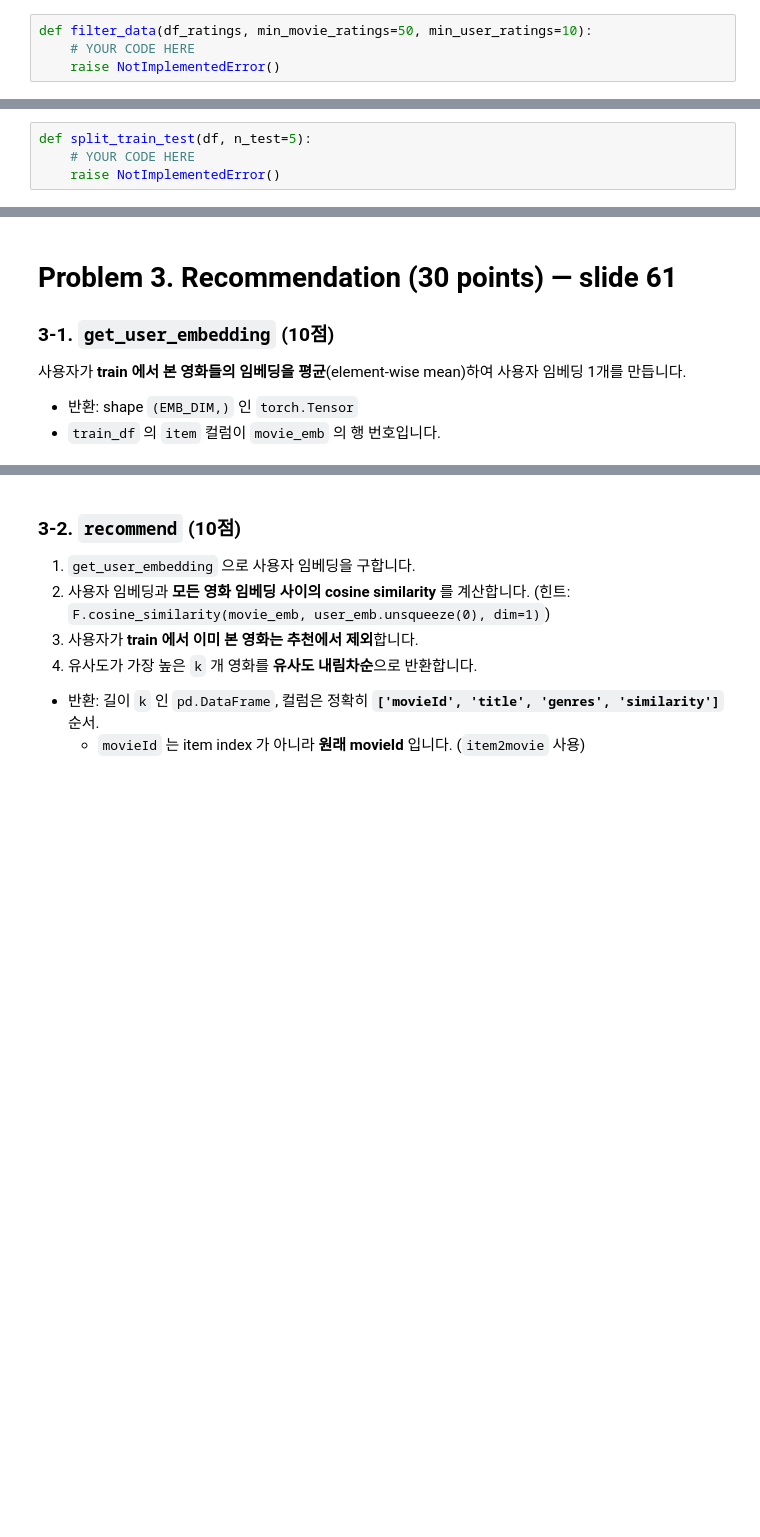
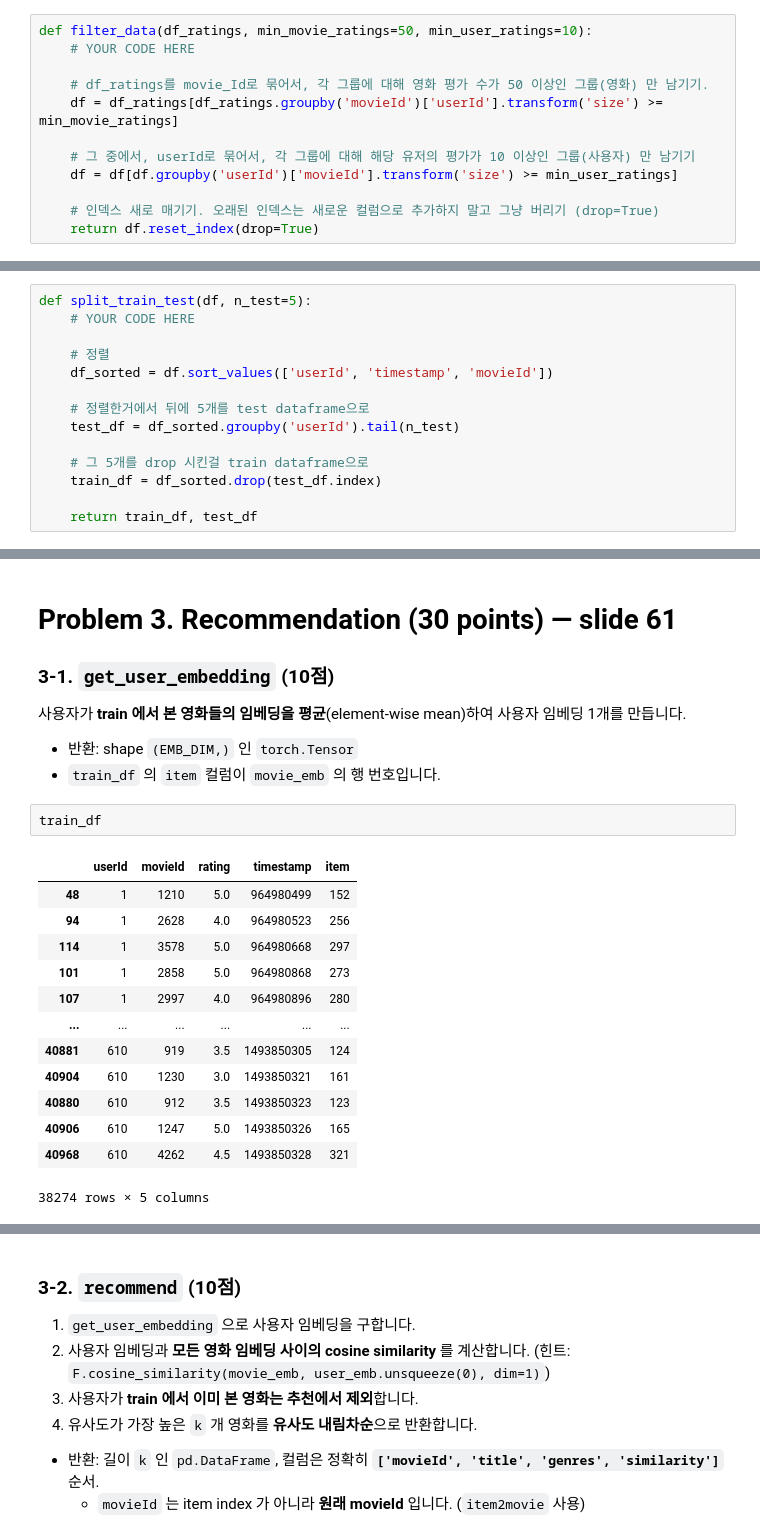
Before and after one commit to HyunJunTae/SOGANG, a Jupyter notebook: 3학년 2학기/기초추천시스템/배포용_Programming_Assignment/Programming_Assignment/기초추천시스템과제_20221627_태현준.ipynb, the cells around one changed output, grey strips where cells are left out. Cells and saved outputs as stored; diff of their text form; blank space fills up the shorter version.

```diff
--- a/3학년 2학기/기초추천시스템/배포용_Programming_Assignment/Programming_Assignment/기초추천시스템과제_20221627_태현준.ipynb
+++ b/3학년 2학기/기초추천시스템/배포용_Programming_Assignment/Programming_Assignment/기초추천시스템과제_20221627_태현준.ipynb
@@ -112,7 +125,15 @@ df_ratings.head()
 # %%
 def filter_data(df_ratings, min_movie_ratings=50, min_user_ratings=10):
     # YOUR CODE HERE
-    raise NotImplementedError()
+
+    # df_ratings를 movie_Id로 묶어서, 각 그룹에 대해 영화 평가 수가 50 이상인 그룹(영화) 만 남기기.
+    df = df_ratings[df_ratings.groupby('movieId')['userId'].transform('size') >= min_movie_ratings]
+
+    # 그 중에서, userId로 묶어서, 각 그룹에 대해 해당 유저의 평가가 10 이상인 그룹(사용자) 만 남기기
+    df = df[df.groupby('userId')['movieId'].transform('size') >= min_user_ratings]
+
+    # 인덱스 새로 매기기. 오래된 인덱스는 새로운 컬럼으로 추가하지 말고 그냥 버리기 (drop=True)
+    return df.reset_index(drop=True)
 # %%
 # 자기 점검 (제공 코드, 수정 금지)
 df = filter_data(df_ratings)
@@ -149,7 +181,17 @@ df.head()
 # %%
 def split_train_test(df, n_test=5):
     # YOUR CODE HERE
-    raise NotImplementedError()
+
+    # 정렬
+    df_sorted = df.sort_values(['userId', 'timestamp', 'movieId'])
+
+    # 정렬한거에서 뒤에 5개를 test dataframe으로
+    test_df = df_sorted.groupby('userId').tail(n_test)
+
+    # 그 5개를 drop 시킨걸 train dataframe으로
+    train_df = df_sorted.drop(test_df.index)
+
+    return train_df, test_df
 # %%
 # 자기 점검 (제공 코드, 수정 금지)
 train_df, test_df = split_train_test(df)
@@ -284,6 +372,22 @@ print('movie_emb shape:', tuple(movie_emb.shape), '| 참고 정답: (450, 32)')
 사용자가 **train 에서 본 영화들의 임베딩을 평균**(element-wise mean)하여 사용자 임베딩 1개를 만듭니다.
 - 반환: shape `(EMB_DIM,)` 인 `torch.Tensor`
 - `train_df` 의 `item` 컬럼이 `movie_emb` 의 행 번호입니다.
+# %%
+train_df
+# %% [output]
+|  | userId | movieId | rating | timestamp | item |
+| 48 | 1 | 1210 | 5.0 | 964980499 | 152 |
+| 94 | 1 | 2628 | 4.0 | 964980523 | 256 |
+| 114 | 1 | 3578 | 5.0 | 964980668 | 297 |
+| 101 | 1 | 2858 | 5.0 | 964980868 | 273 |
+| 107 | 1 | 2997 | 4.0 | 964980896 | 280 |
+| ... | ... | ... | ... | ... | ... |
+| 40881 | 610 | 919 | 3.5 | 1493850305 | 124 |
+| 40904 | 610 | 1230 | 3.0 | 1493850321 | 161 |
+| 40880 | 610 | 912 | 3.5 | 1493850323 | 123 |
+| 40906 | 610 | 1247 | 5.0 | 1493850326 | 165 |
+| 40968 | 610 | 4262 | 4.5 | 1493850328 | 321 |
+38274 rows × 5 columns
 # %%
 def get_user_embedding(user_id, train_df, movie_emb):
     # YOUR CODE HERE
```
Also changed, not shown: parts of 20 cells of this notebook, 33 other files.
